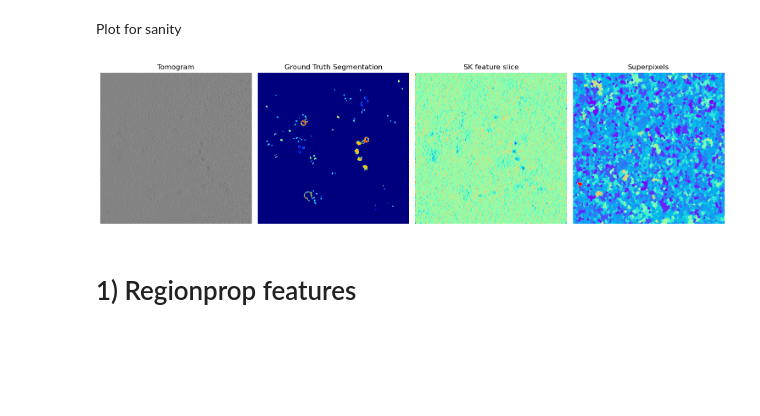
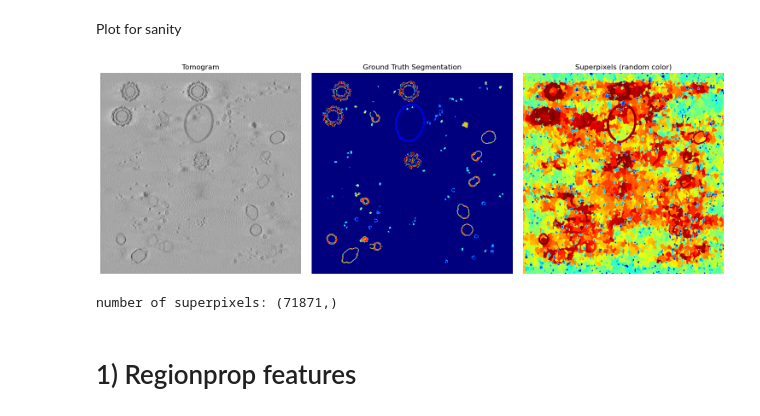
Before and after one commit to cellcanvas/superpixels, a Jupyter notebook: notebooks/superpixel2embedding.ipynb, the cells around one changed output. Cells and saved outputs as stored; diff of their text form; code cells hidden in the pictures; blank space fills up the shorter version.

```diff
--- a/notebooks/superpixel2embedding.ipynb
+++ b/notebooks/superpixel2embedding.ipynb
@@ -15,7 +23,18 @@ from cellcanvas_spp.features import superpixel_cellcanvas_features
 User-specific path
 # %%
 # Teun:
-DATA_DIR = '/Users/teun.huijben/Documents/code/github/superpixels/data/copick_10439/dataset_run_16194.pickle'
+# DATA_DIR = '/Users/teun.huijben/Documents/code/github/superpixels/data/copick_10439/dataset_run_16194.pickle'
+# DATA_DIR = '/Users/teun.huijben/Documents/code/github/superpixels/data/copick_10439/dataset_run_16186_hmin_0p0025.pickle'
+# DATA_DIR = '/Users/teun.huijben/Documents/code/github/superpixels/data/copick_10439/dataset_run_16186_hmin_0p0015.pickle'
+# DATA_DIR = '/Users/teun.huijben/Documents/code/github/superpixels/data/copick_10439/dataset_run_16186_hmin_0p0005.pickle'
+
+# DATA_DIR = '/Users/teun.huijben/Documents/code/github/superpixels/data/copick_10439/dataset_run_16193_loadedSegm.pickle'
+# DATA_DIR = '/Users/teun.huijben/Documents/code/github/superpixels/data/copick_10439/dataset_run_16193_loadedSegm10000.pickle'
+
+# DATA_DIR = '/Users/teun.huijben/Documents/code/github/superpixels/data/copick_10439/dataset_run_16191_loadedSegm.pickle'
+# DATA_DIR = '/Users/teun.huijben/Documents/code/github/superpixels/data/copick_10439/dataset_run_16191_loadedSegm10000.pickle'
+DATA_DIR = '/Users/teun.huijben/Documents/code/github/superpixels/data/copick_10439/dataset_run_16191_loadedSegm10000.pickle'
+
 
 # Kevin:
 # DATA_DIR = '../dataset_run_16194.pickle'
@@ -25,36 +44,40 @@ Load data
 # Load data from a file
 with open(DATA_DIR, 'rb') as f:  # 'rb' means read in binary mode
     data = pickle.load(f)
+
+superpixels = data['superpixels']
+tomogram = data['image']
+ground_truth = data['label']
 # %% [markdown]
 Plot for sanity
 # %%
 # Plot the images
+z_slice = 62
+
 plt.figure(figsize=(15, 5))
 
-plt.subplot(1, 4, 1)
+plt.subplot(1, 3, 1)
 plt.title('Tomogram')
-plt.imshow(data['image'][20],cmap="gray")
+plt.imshow(tomogram[z_slice],cmap="gray")
 plt.axis('off')
 
-plt.subplot(1, 4, 2)
+plt.subplot(1, 3, 2)
 plt.title('Ground Truth Segmentation')
-plt.imshow(data['label'][20], cmap="jet")
+plt.imshow(ground_truth[z_slice], cmap="jet")
 plt.axis('off')
 
-plt.subplot(1, 4, 3)
-plt.title('SK feature slice')
-plt.imshow(data['sk_features'][10][:,:,10], cmap="rainbow")
-plt.axis('off')
-
-plt.subplot(1, 4, 4)
-plt.title('Superpixels')
-plt.imshow(data['superpixels'][20], cmap="rainbow")
+plt.subplot(1, 3, 3)
+plt.title('Superpixels (random color)')
+plt.imshow(superpixels[z_slice], cmap="jet")
 plt.axis('off')
 
 plt.tight_layout()
 plt.show()
+
+print('number of superpixels:',np.unique(superpixels).shape)
 # %% [output]
-[figure, old version]
+[figure, new version]
+number of superpixels: (71871,)
 # %% [markdown]
 # 1) Regionprop features
 # %% [markdown]
```
Also changed, not shown: parts of 23 cells of this notebook, 2 other files.
